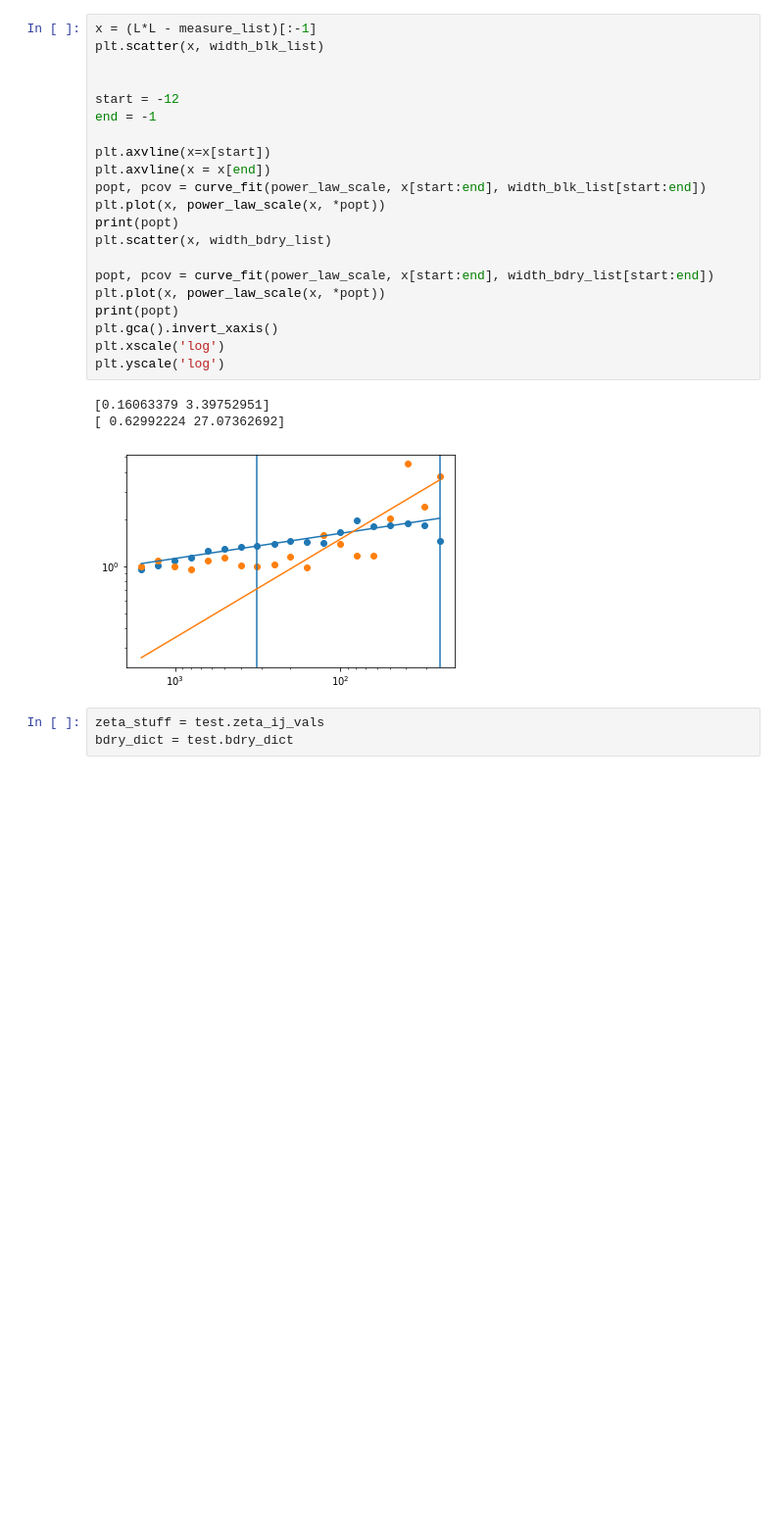
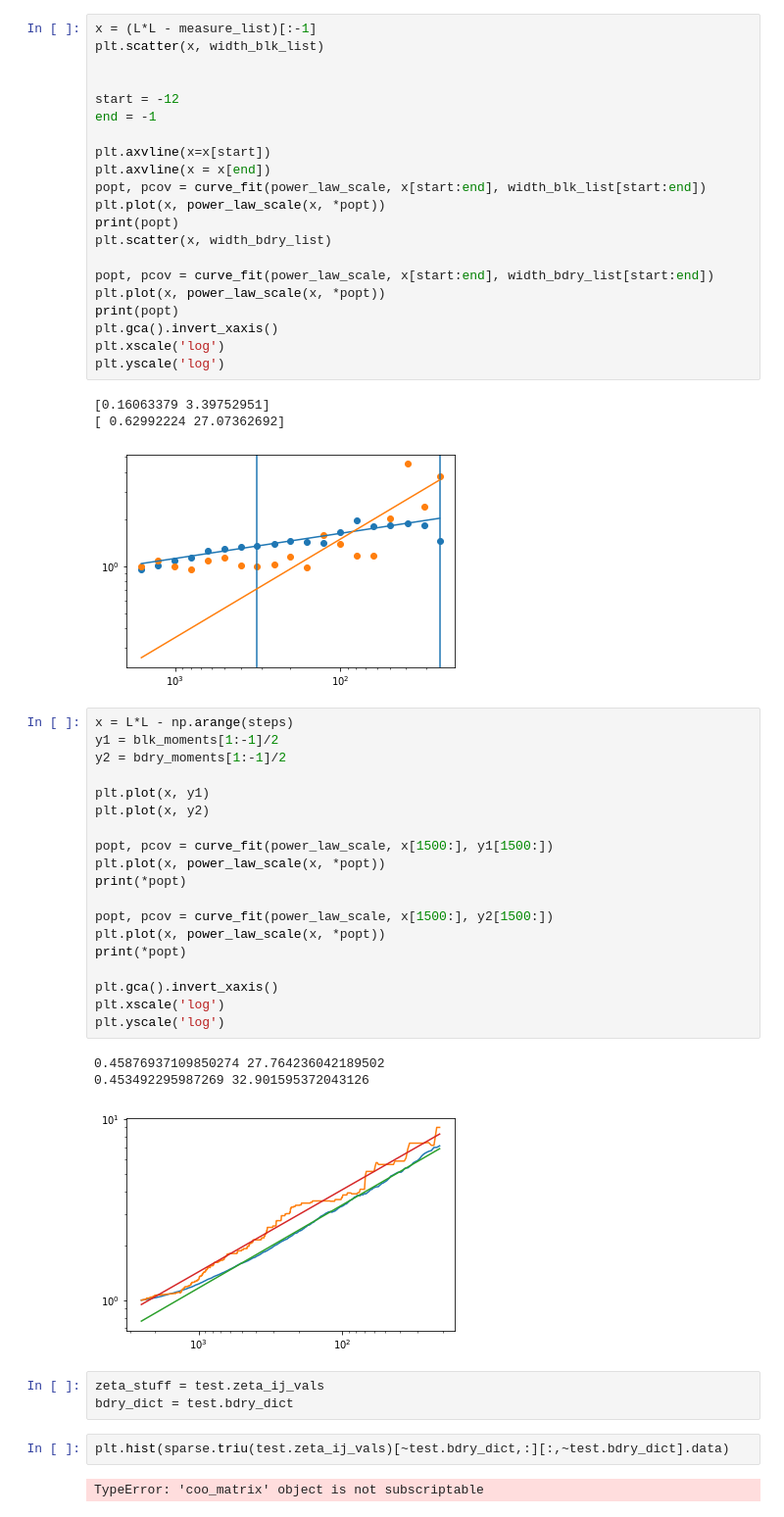
Before and after one commit to tsgaurav/Ising_RSRG, a Jupyter notebook: ipynb_notebooks/Log_bdry_RSRG.ipynb, the cells around one changed output. Shown at 98% size. Drawn from its saved outputs; the diff is of its cells as text; blank space fills up the shorter version.

```diff
--- a/ipynb_notebooks/Log_bdry_RSRG.ipynb
+++ b/ipynb_notebooks/Log_bdry_RSRG.ipynb
@@ -425,7 +450,34 @@ plt.yscale('log')
 [0.16063379 3.39752951]
 [ 0.62992224 27.07362692]
 [figure]
+# %%
+x = L*L - np.arange(steps)
+y1 = blk_moments[1:-1]/2
+y2 = bdry_moments[1:-1]/2
+
+plt.plot(x, y1)
+plt.plot(x, y2)
+
+popt, pcov = curve_fit(power_law_scale, x[1500:], y1[1500:])
+plt.plot(x, power_law_scale(x, *popt))
+print(*popt)
+
+popt, pcov = curve_fit(power_law_scale, x[1500:], y2[1500:])
+plt.plot(x, power_law_scale(x, *popt))
+print(*popt)
+
+plt.gca().invert_xaxis()
+plt.xscale('log')
+plt.yscale('log')
+# %% [output]
+0.45876937109850274 27.764236042189502
+0.453492295987269 32.901595372043126
+[figure, added]
 # %%
 zeta_stuff = test.zeta_ij_vals
 bdry_dict = test.bdry_dict
+# %%
+plt.hist(sparse.triu(test.zeta_ij_vals)[~test.bdry_dict,:][:,~test.bdry_dict].data)
+# %% [output]
+TypeError: 'coo_matrix' object is not subscriptable
 # %%
```
Also changed, not shown: parts of 18 cells of this notebook, 23 other files.
